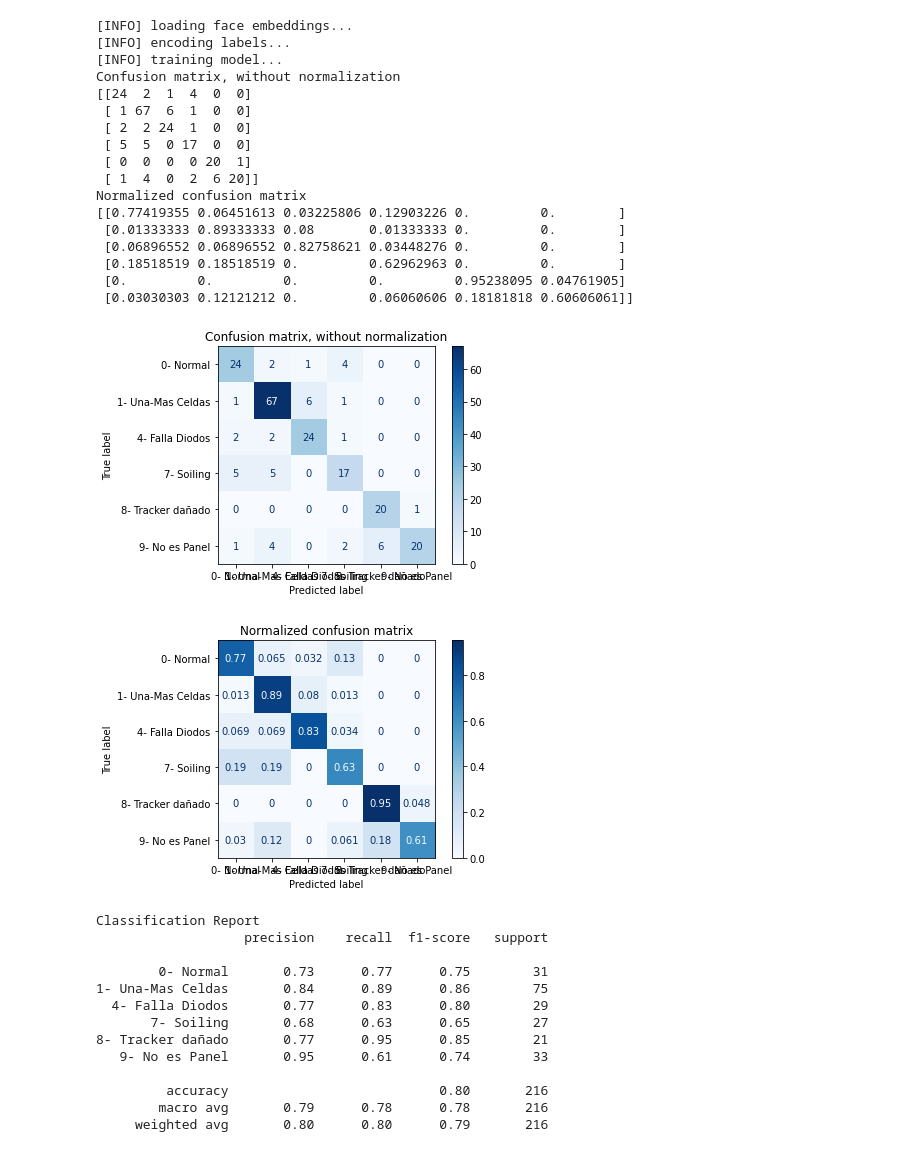
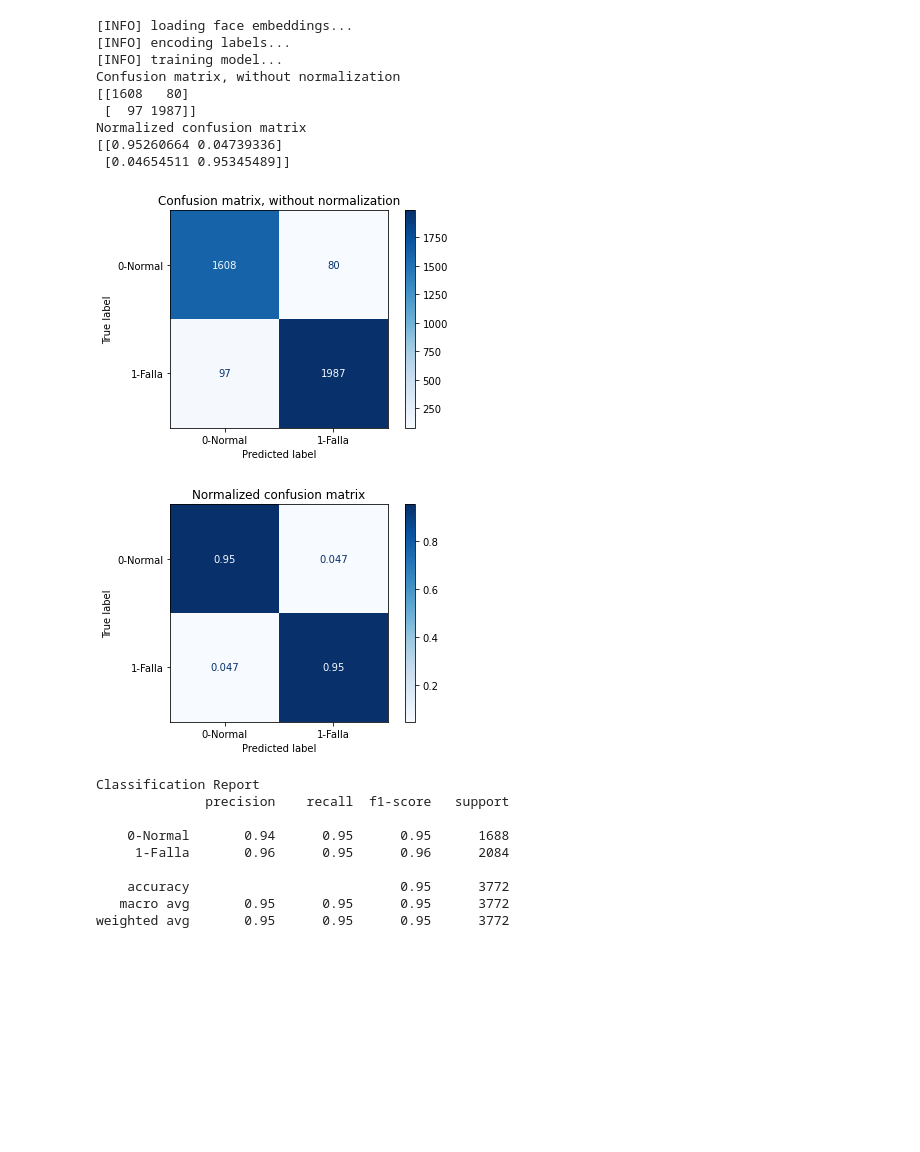
Before and after one commit to RentadroneCL/Photovoltaic_Fault_Detector, a Jupyter notebook: GPS_Panel/Classifier/Train_Classifier_DEEP_SVC.ipynb, the cells around one changed output. Drawn from its saved outputs; the diff is of its cells as text; code cells hidden in the pictures; blank space fills up the shorter version.

```diff
--- a/GPS_Panel/Classifier/Train_Classifier_DEEP_SVC.ipynb
+++ b/GPS_Panel/Classifier/Train_Classifier_DEEP_SVC.ipynb
@@ -57,7 +57,7 @@ Found directory: ./model
         top_model_weights.h5
         model_weights.h5
 # %%
-path_dataset = "./dataset_prueba_1/"
+path_dataset = './Data_set_2/Data_prueba_0/'
 embeddings_output = path_dataset + "model_SVM/embeddings.pickle"
 imagePaths = list(paths.list_images(path_dataset))
 # initialize our lists of extracted facial embeddings and
@@ -71,7 +71,7 @@ total = 0
 # loop over the image paths
 for (i, imagePath) in enumerate(imagePaths):
     print("[INFO] processing image {}/{}".format(i + 1,
-    len(imagePaths)))
+    len(imagePaths)), end ='\r')
     name = imagePath.split(os.path.sep)[-2]
     Im = cv2.resize(cv2.imread(imagePath), (img_width, img_height))
     for im in [Im, cv2.flip(Im, -1), cv2.flip(Im, 0), cv2.flip(Im, 1)]:
@@ -118,7 +103,7 @@ print("[INFO] encoding labels...")
 le = LabelEncoder()
 labels = le.fit_transform(data["names"])
 
-X_train, X_test, y_train, y_test = train_test_split(data["embeddings"], labels, random_state=0, test_size=0.3)
+X_train, X_test, y_train, y_test = train_test_split(data["embeddings"], labels, random_state=0, test_size=0.5)
 
 # train the model used to accept the 128-d embeddings of the face and
 # then produce the actual face recognition
@@ -135,60 +120,48 @@ f.write(pickle.dumps(le))
 f.close()
 
 
 
 # Plot non-normalized confusion matrix
 titles_options = [("Confusion matrix, without normalization", None),
                   ("Normalized confusion matrix", 'true')]
 for title, normalize in titles_options:
     disp = plot_confusion_matrix(classifier,X_test, y_test,
                                  display_labels=np.unique(data["names"]),
                                  cmap=plt.cm.Blues,
                                  normalize=normalize)
     disp.ax_.set_title(title)
 
     print(title)
     print(disp.confusion_matrix)
 
 plt.show()
 
 
 y_pred = classifier.predict(X_test)
 print('Classification Report')
 target_names = np.unique(data["names"])
 print(classification_report(y_test, y_pred, target_names=target_names))
 # %% [output]
 [INFO] loading face embeddings...
 [INFO] encoding labels...
 [INFO] training model...
 Confusion matrix, without normalization
-[[24  2  1  4  0  0]
- [ 1 67  6  1  0  0]
- [ 2  2 24  1  0  0]
- [ 5  5  0 17  0  0]
- [ 0  0  0  0 20  1]
- [ 1  4  0  2  6 20]]
+[[1608   80]
+ [  97 1987]]
 Normalized confusion matrix
-[[0.77419355 0.06451613 0.03225806 0.12903226 0.         0.        ]
- [0.01333333 0.89333333 0.08       0.01333333 0.         0.        ]
- [0.06896552 0.06896552 0.82758621 0.03448276 0.         0.        ]
- [0.18518519 0.18518519 0.         0.62962963 0.         0.        ]
- [0.         0.         0.         0.         0.95238095 0.04761905]
- [0.03030303 0.12121212 0.         0.06060606 0.18181818 0.60606061]]
+[[0.95260664 0.04739336]
+ [0.04654511 0.95345489]]
-[figure, old version]
+[figure, new version]
-[figure, old version]
+[figure, new version]
 Classification Report
-                   precision    recall  f1-score   support
+              precision    recall  f1-score   support
 
-        0- Normal       0.73      0.77      0.75        31
-1- Una-Mas Celdas       0.84      0.89      0.86        75
-  4- Falla Diodos       0.77      0.83      0.80        29
-       7- Soiling       0.68      0.63      0.65        27
-8- Tracker dañado       0.77      0.95      0.85        21
-   9- No es Panel       0.95      0.61      0.74        33
+    0-Normal       0.94      0.95      0.95      1688
+     1-Falla       0.96      0.95      0.96      2084
 
-         accuracy                           0.80       216
-        macro avg       0.79      0.78      0.78       216
-     weighted avg       0.80      0.80      0.79       216
+    accuracy                           0.95      3772
+   macro avg       0.95      0.95      0.95      3772
+weighted avg       0.95      0.95      0.95      3772
 # %%
 KNN = KNeighborsClassifier(n_neighbors=1)
 KNN.fit(X_train, y_train)
```
Also changed, not shown: parts of 6 cells of this notebook, 5 other files.
